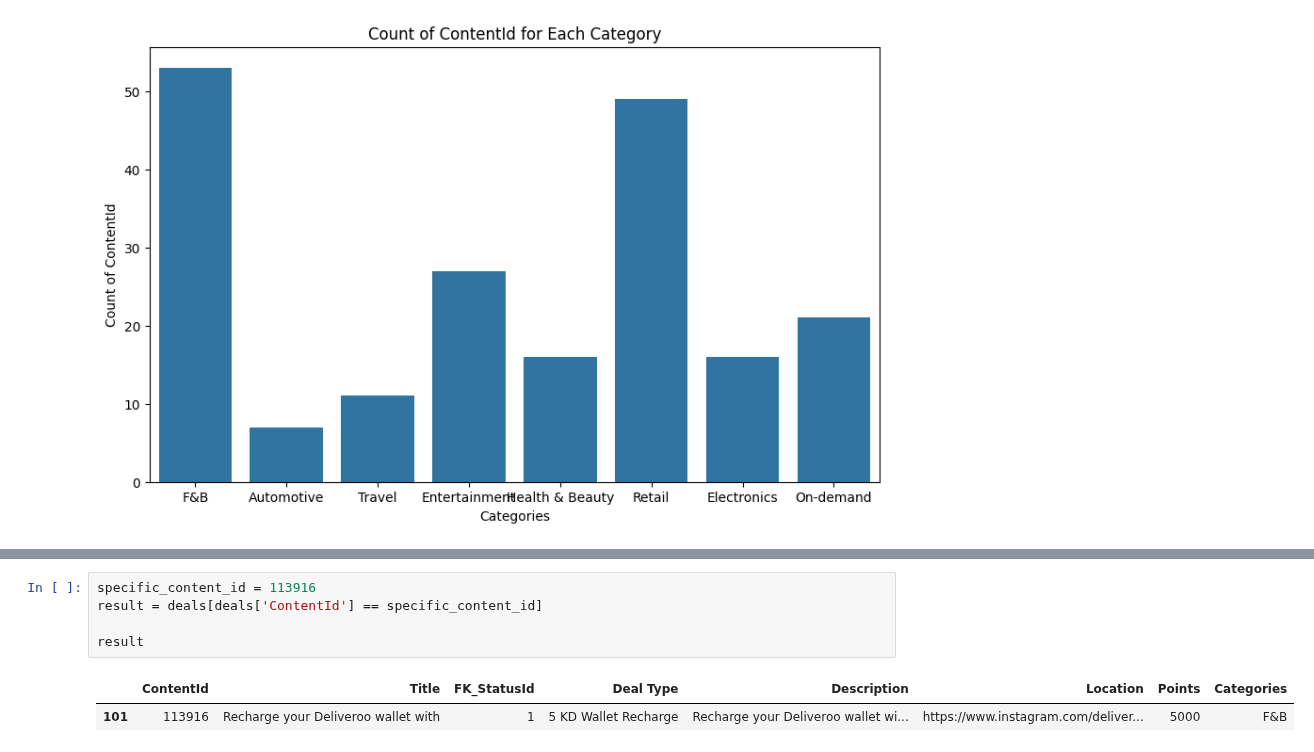
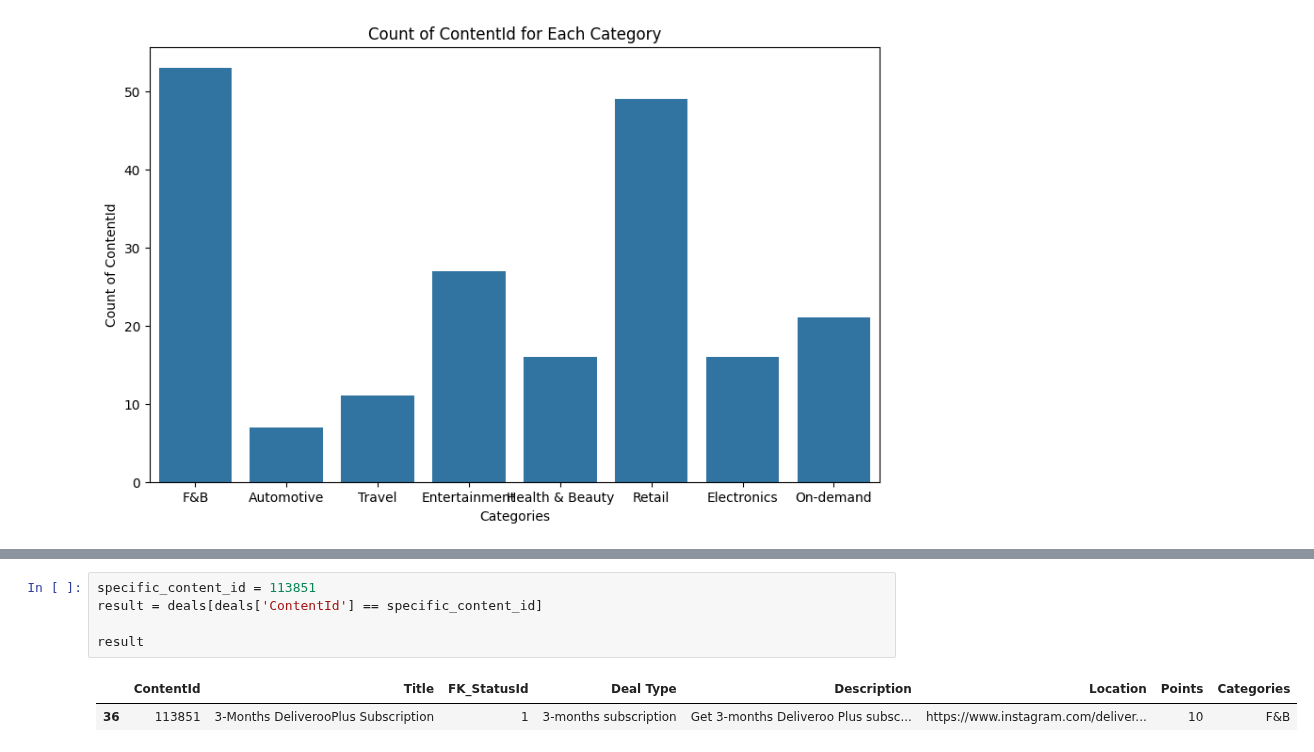
Before and after one commit to DboukAli98/KFHXRelatedAi, a Jupyter notebook: NoteBooks/Data Exploration/Deals_Data_Exploration.ipynb, the cells around one changed output, grey strips where cells are left out. Drawn from its saved outputs; the diff is of its cells as text.

```diff
--- a/NoteBooks/Data Exploration/Deals_Data_Exploration.ipynb
+++ b/NoteBooks/Data Exploration/Deals_Data_Exploration.ipynb
@@ -57,10 +66,10 @@ on_demand_deals
 | 187 | 115211 | from Zain | 1 | Zain Gift Card | Get a 5 KD Zain Gift Card to be u... | NaN | 5000 | On-demand |
 | 188 | 115213 | from STC | 1 | STC Gift Card | Get a 5 KD STC Gift Card to be us... | NaN | 5000 | On-demand |
 # %%
-specific_content_id = 113916
+specific_content_id = 113851
 result = deals[deals['ContentId'] == specific_content_id]
 
 result
 # %% [output]
 |  | ContentId | Title | FK_StatusId | Deal Type | Description | Location | Points | Categories |
-| 101 | 113916 | Recharge your Deliveroo wallet with | 1 | 5 KD Wallet Recharge | Recharge your Deliveroo wallet wi... | https://www.instagram.com/deliver... | 5000 | F&B |
+| 36 | 113851 | 3-Months DeliverooPlus Subscription | 1 | 3-months subscription | Get 3-months Deliveroo Plus subsc... | https://www.instagram.com/deliver... | 10 | F&B |
```
Also changed, not shown: parts of 1 cell of this notebook, 1 other file.
